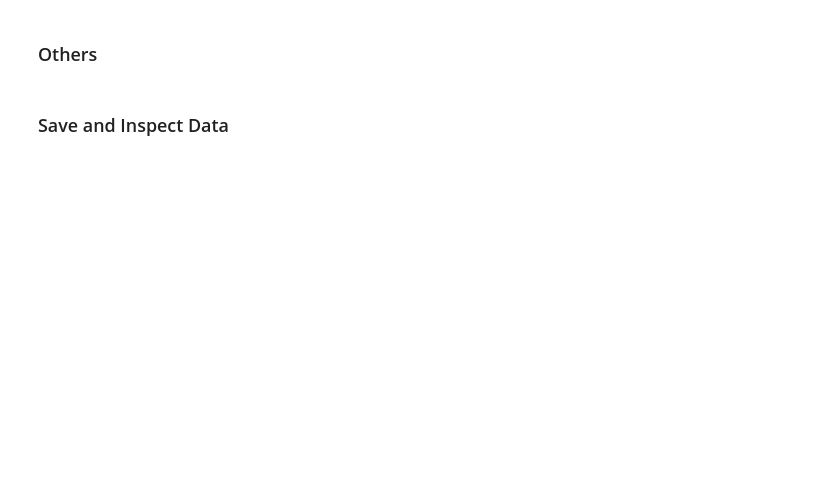
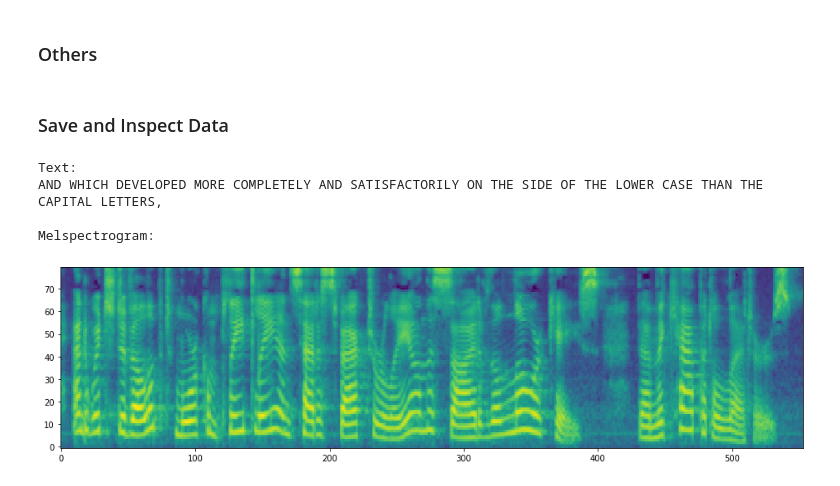
Before and after one commit to Deepest-Project/Transformer-TTS, a Jupyter notebook: prepare_data.ipynb, the cells around one changed output. Cells and saved outputs as stored; diff of their text form; code cells hidden in the pictures; blank space fills up the shorter version.

```diff
--- a/prepare_data.ipynb
+++ b/prepare_data.ipynb
@@ -42,9 +42,3 @@ with codecs.open(csv_file, 'r', 'utf-8') as fid:
 
         metadata[id]={'char':clean_char,
                      'phone':clean_phone}
-# %%
-def text2seq(text):
-    sequence = [symbol_to_id[c] for c in text]
-    # Append EOS token
-    sequence.append(symbol_to_id['~'])
-    return sequence
@@ -85,11 +45,20 @@ stft = TacotronSTFT()
 # %% [markdown]
 ### Others
 # %%
+from layers import TacotronSTFT
+stft = TacotronSTFT()
+
+def text2seq(text):
+    sequence=[symbol_to_id['^']]
+    sequence.extend([symbol_to_id[c] for c in text])
+    sequence.append(symbol_to_id['~'])
+    return sequence
+
+
 def get_mel(filename):
     wav, sr = librosa.load(filename, sr=22050)
     wav = torch.FloatTensor(wav.astype(np.float32))
-
-    melspec = stft.wav_to_specs(wav.unsqueeze(0))
+    melspec = stft.mel_spectrogram(wav.unsqueeze(0))
     return melspec.squeeze(0), wav
 
 
@@ -108,17 +77,23 @@ def save_file(fname):
     with open(f'{data_dir}/melspectrogram/{fname}_melspectrogram.pkl', 'wb') as f:
         pkl.dump(melspec, f)
 
-    return text, char_seq, phone_seq, melspec
+    return text, char_seq, phone_seq, melspec, wav
 # %% [markdown]
 ### Save and Inspect Data
 # %%
 for k in tqdm(metadata.keys()):
-    text, char_seq, phone_seq, melspec = save_file(k)
+    text, char_seq, phone_seq, melspec, wav = save_file(k)
     if k == 'LJ001-0019':
         print("Text:")
         print(text)
         print()
         print("Melspectrogram:")
         plt.figure(figsize=(16,4))
         plt.imshow(melspec, aspect='auto', origin='lower')
         plt.show()
+# %% [output]
+Text:
+AND WHICH DEVELOPED MORE COMPLETELY AND SATISFACTORILY ON THE SIDE OF THE LOWER CASE THAN THE CAPITAL LETTERS,
+
+Melspectrogram:
+[figure, added]
```
Also changed, not shown: parts of 3 cells of this notebook, 29 other files.
